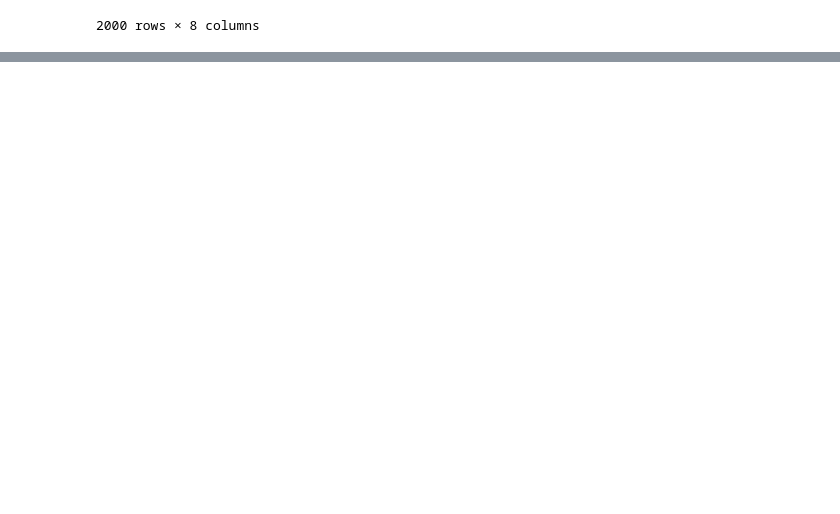
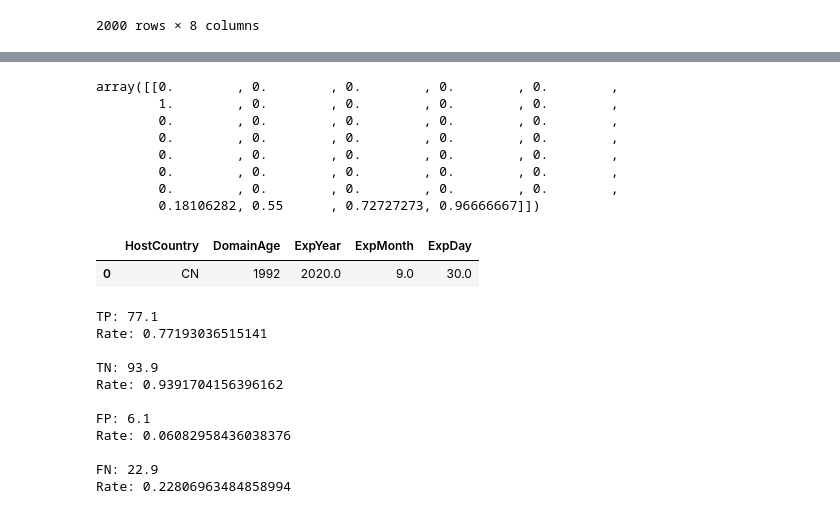
Before and after one commit to cmclearnon/QUB-CSC3032-FYP, a Jupyter notebook: src/ml/Domain - Host based Feature Extraction.ipynb, the cells around one changed output, grey strips where cells are left out. Cells and saved outputs as stored; diff of their text form; code cells hidden in the pictures; blank space fills up the shorter version.

```diff
--- a/src/ml/Domain - Host based Feature Extraction.ipynb
+++ b/src/ml/Domain - Host based Feature Extraction.ipynb
@@ -566,0 +569,56 @@ class DomainFeatureScaler(TransformerMixin):
+# %%
+display(X[0].toarray())
+test = dataframe.drop(['URLType', 'RegistryDate', 'ExpirationDate'], axis=1)
+test = pd.DataFrame(test.loc[[0]])
+display(test)
+
+# from pickle import load
+# scl = load(open('/Users/chrismclearnon/Developer/QUB-CSC3032-FYP/src/ml-demo-app/api/ml/featureprocessing/transformers/scaler.pkl', 'rb'))
+# enc = scl = load(open('/Users/chrismclearnon/Developer/QUB-CSC3032-FYP/src/ml-demo-app/api/ml/featureprocessing/transformers/encoder.pkl', 'rb'))
+# t =[('categorial_encoder', enc, ['HostCountry'])]
+# tran = ColumnTransformer(t, remainder=scl)
+# tran.fit(X)
+# test = tran.transform(test)
+# display(test.toarray())
+
+
+def get_avg_stats(stat):
+    total = 0
+    for item in stat:
+        total += item
+
+    avg = (total/stat.size)
+    return avg
+
+print("TP: {}\nRate: {}\n\nTN: {}\nRate: {}\n\nFP: {}\nRate: {}\n\nFN: {}\nRate: {}\n".format(
+    get_avg_stats(scores["test_tp"]),
+    get_avg_stats(scores["test_tpr"]),
+    get_avg_stats(scores["test_tn"]),
+    get_avg_stats(scores["test_tnr"]),
+    get_avg_stats(scores["test_fp"]),
+    get_avg_stats(scores["test_fpr"]),
+    get_avg_stats(scores["test_fn"]),
+    get_avg_stats(scores["test_fnr"]),
+))
+# %% [output]
+array([[0.        , 0.        , 0.        , 0.        , 0.        ,
+        1.        , 0.        , 0.        , 0.        , 0.        ,
+        0.        , 0.        , 0.        , 0.        , 0.        ,
+        0.        , 0.        , 0.        , 0.        , 0.        ,
+        0.        , 0.        , 0.        , 0.        , 0.        ,
+        0.        , 0.        , 0.        , 0.        , 0.        ,
+        0.        , 0.        , 0.        , 0.        , 0.        ,
+        0.18106282, 0.55      , 0.72727273, 0.96666667]])
+|  | HostCountry | DomainAge | ExpYear | ExpMonth | ExpDay |
+| 0 | CN | 1992 | 2020.0 | 9.0 | 30.0 |
+TP: 77.1
+Rate: 0.77193036515141
+
+TN: 93.9
+Rate: 0.9391704156396162
+
+FP: 6.1
+Rate: 0.06082958436038376
+
+FN: 22.9
+Rate: 0.22806963484858994
```
Also changed, not shown: parts of 15 cells of this notebook.
